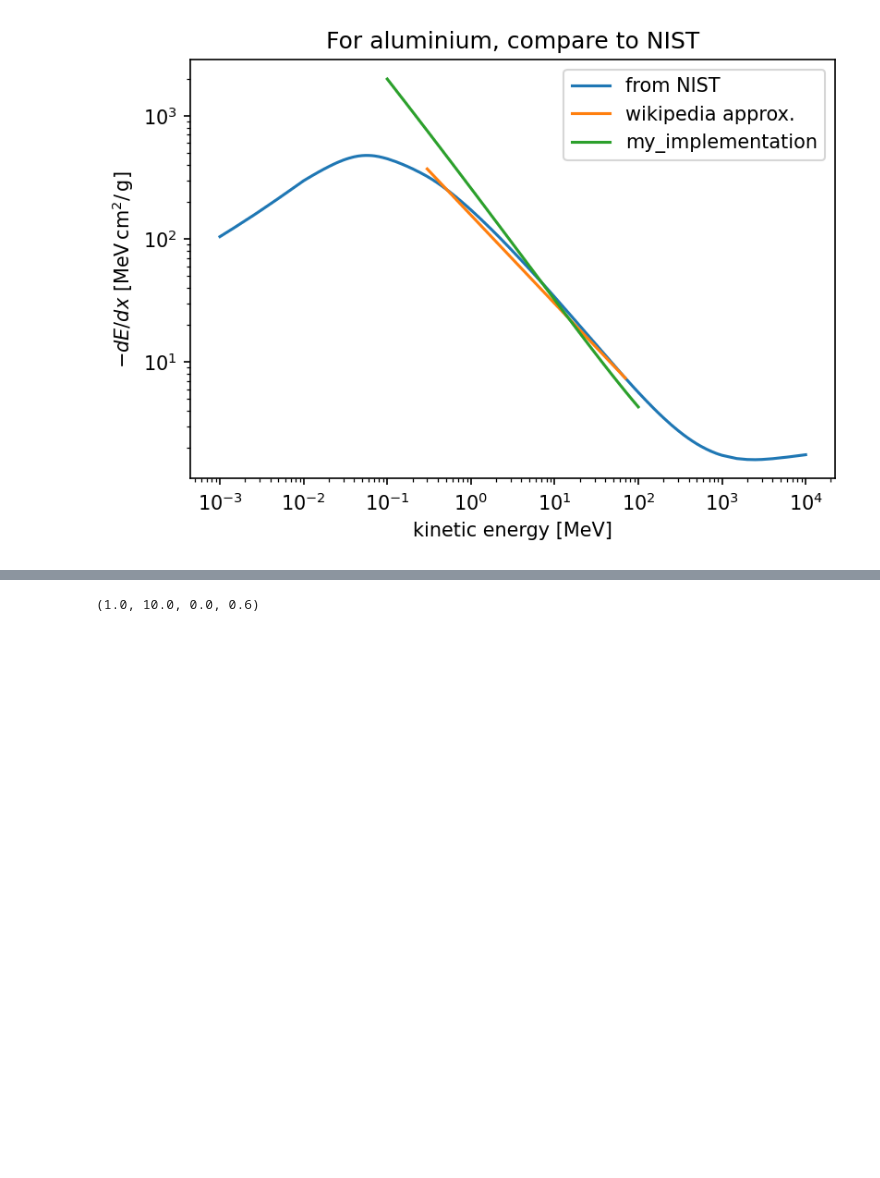
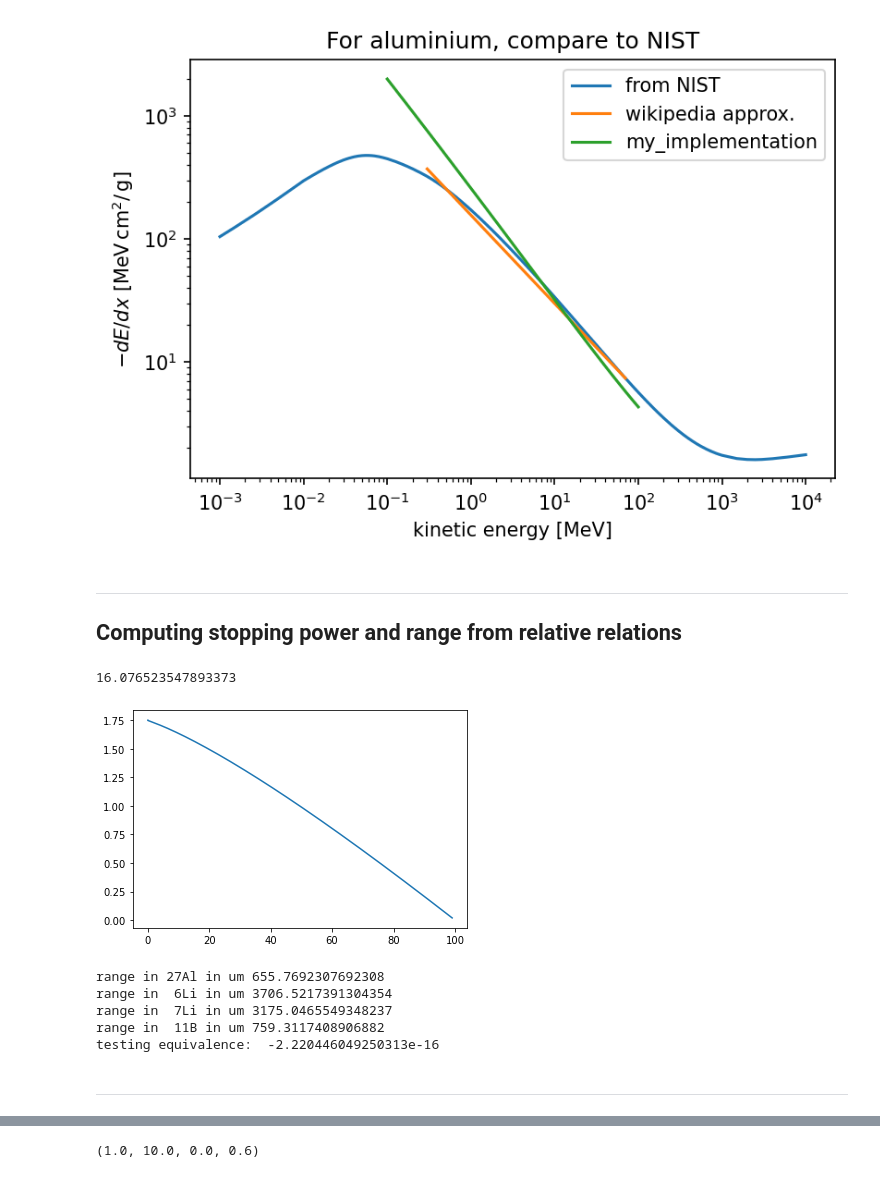
Before and after one commit to mohller/XRayAC, a Jupyter notebook: Stoping_Power.ipynb, the cells around one changed output, grey strips where cells are left out. Drawn from its saved outputs; the diff is of its cells as text; code cells hidden in the pictures; blank space fills up the shorter version.

```diff
--- a/Stoping_Power.ipynb
+++ b/Stoping_Power.ipynb
@@ -70,6 +73,50 @@ plt.legend()
 # %% [output]
 <matplotlib.legend.Legend at 0x...>
 [figure]
+# %% [markdown]
+---
+## Computing stopping power and range from relative relations
+# %%
+spower = lambda en, Z, A, r: np.interp(en, pstar_data[:, 0], pstar_data[:, 3] * Z/A * 26/13 * r / 10)
+full_range = lambda en, Z, A, r: np.interp(en, pstar_data[:, 0], pstar_data[:, 4] * A/Z * 13/26 / r * 10)
+
+def prange(e0, Z, A, r):
+
+    if e0 > pstar_data[-1, 0]:
+        print('ERROR: The starting energy is larger than the maximum in the grid.')
+        return
+
+    dlog_en = np.log10(e0)-np.log10(pstar_data[0, 0])
+    log_en = np.linspace(np.log10(e0), np.log10(pstar_data[0, 0]), int(dlog_en*250)) # log space
+
+    sp = spower(10**log_en, Z, A, r)
+    pr = np.trapz(-10**log_en/sp, log_en)
+    pr2 = np.trapz(1/sp, 10**log_en)
+
+#     plt.loglog(10**log_en, sp)
+    plt.plot(10**log_en[1:], cumtrapz(-np.exp(log_en)/sp, log_en))
+
+    return pr
+
+prange(100, 13, 26, 2.7)
+# %% [output]
+16.076523547893373
+[figure, added]
+# %%
+Ep = 10
+print('range in 27Al in um', 1e3*full_range(Ep, 13, 27, 2.7))
+print('range in  6Li in um', 1e3*full_range(Ep, 3, 6, .46))
+print('range in  7Li in um', 1e3*full_range(Ep, 3, 6, .537))
+print('range in  11B in um', 1e3*full_range(Ep, 5, 11, 2.47))
+print('testing equivalence: ', full_range(Ep, 5, 11, 2.47) - full_range(Ep, 3, 6, .46) * (11./6 * .46/2.47 * 3/5) )
+# %% [output]
+range in 27Al in um 655.7692307692308
+range in  6Li in um 3706.5217391304354
+range in  7Li in um 3175.0465549348237
+range in  11B in um 759.3117408906882
+testing equivalence:  -2.220446049250313e-16
+# %% [markdown]
+---
 # %%
 def prange(Eo, **kwargs):
     """calculates the range of a proton of energy Eo
```
Also changed, not shown: parts of 5 cells of this notebook, 1 other file.
